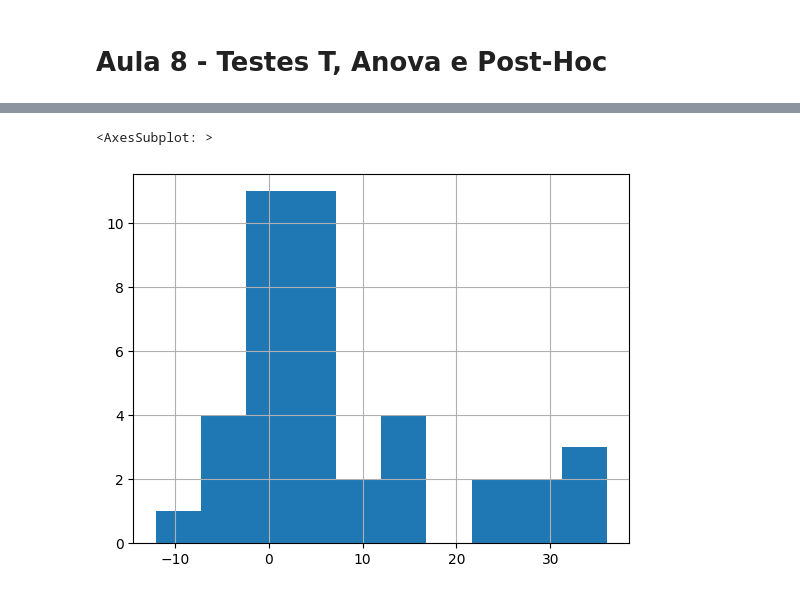
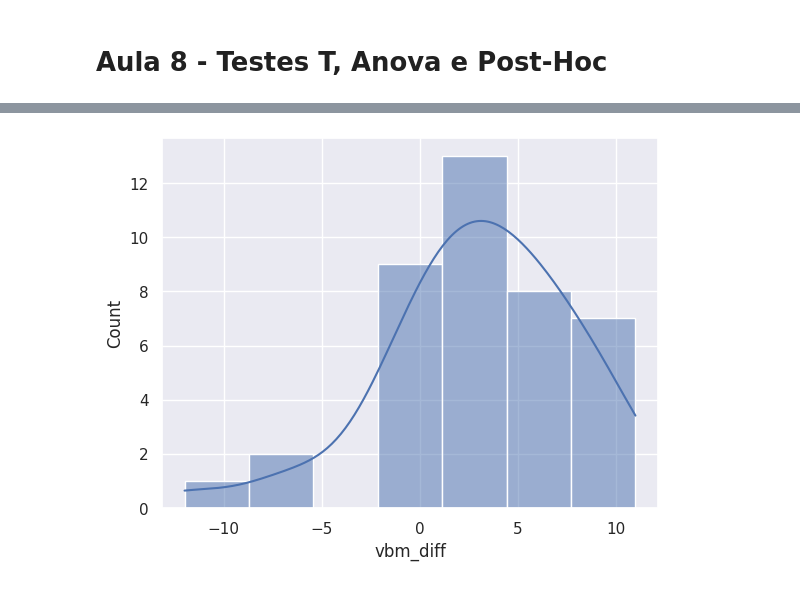
Before and after one commit to nanipumpkin/Analise_Estatistica, a Jupyter notebook: notebooks/Aula_08.ipynb, the cells around one changed output, grey strips where cells are left out. Cells and saved outputs as stored; diff of their text form; code cells hidden in the pictures.

```diff
--- a/notebooks/Aula_08.ipynb
+++ b/notebooks/Aula_08.ipynb
@@ -56,7 +65,8 @@ memory usage: 4.5+ KB
 # %%
 # Teste-t para amostras dependentes, métrica de Memória visual, verificando se há diferença entre o controle e as pessoas com concussão na situação de reteste.
-impact['vbm_diff'] = impact['verbal_memory_baseline'] - impact['verbal_memory_retest']
-impact['vbm_diff'].hist()
+impact['vbm_diff'] = impact['visual_memory_baseline'] - impact['visual_memory_retest']
+sns.set_theme(style='darkgrid')
+sns.histplot(data=impact, x='vbm_diff', kde=True)
+plt.show()
 # %% [output]
-<AxesSubplot: >
-[figure, old version]
+[figure, new version]
```
Also changed, not shown: parts of 40 cells of this notebook.
